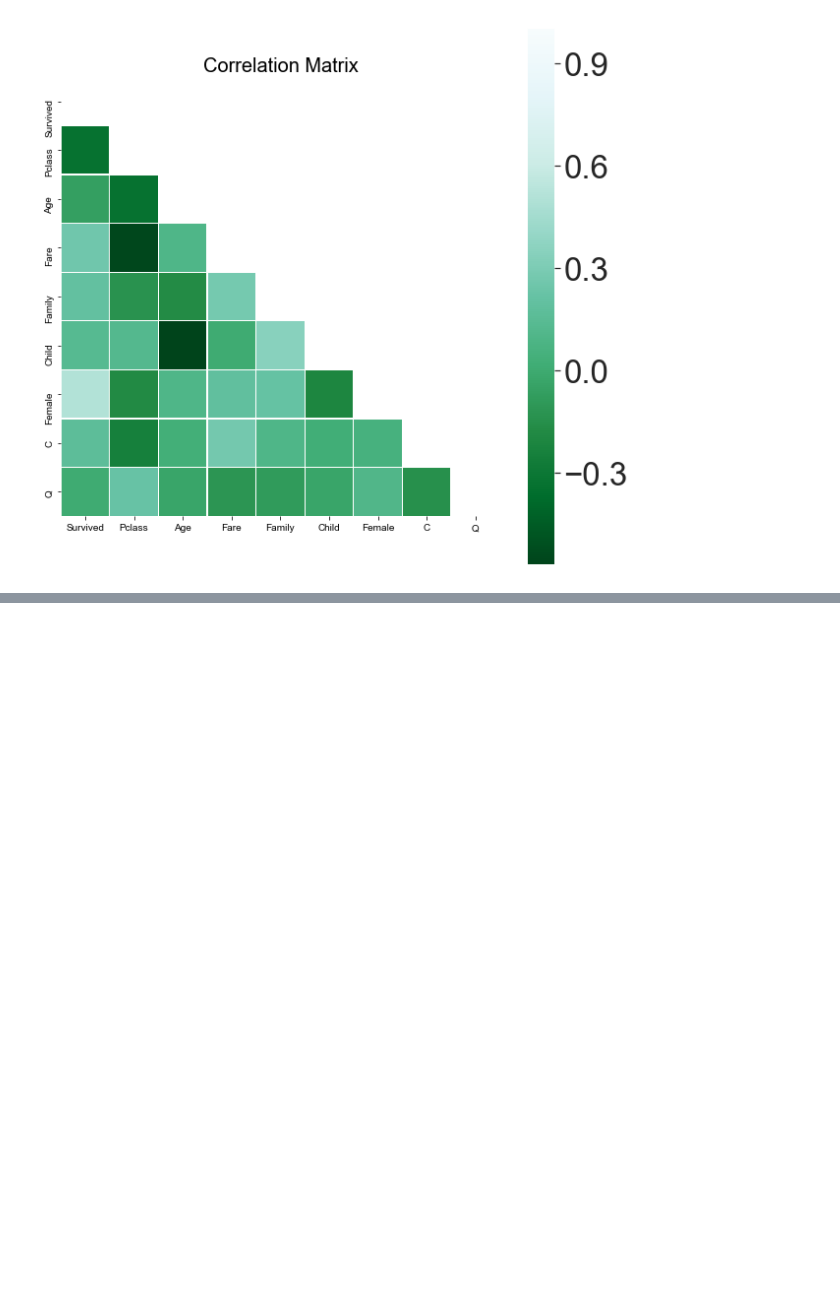
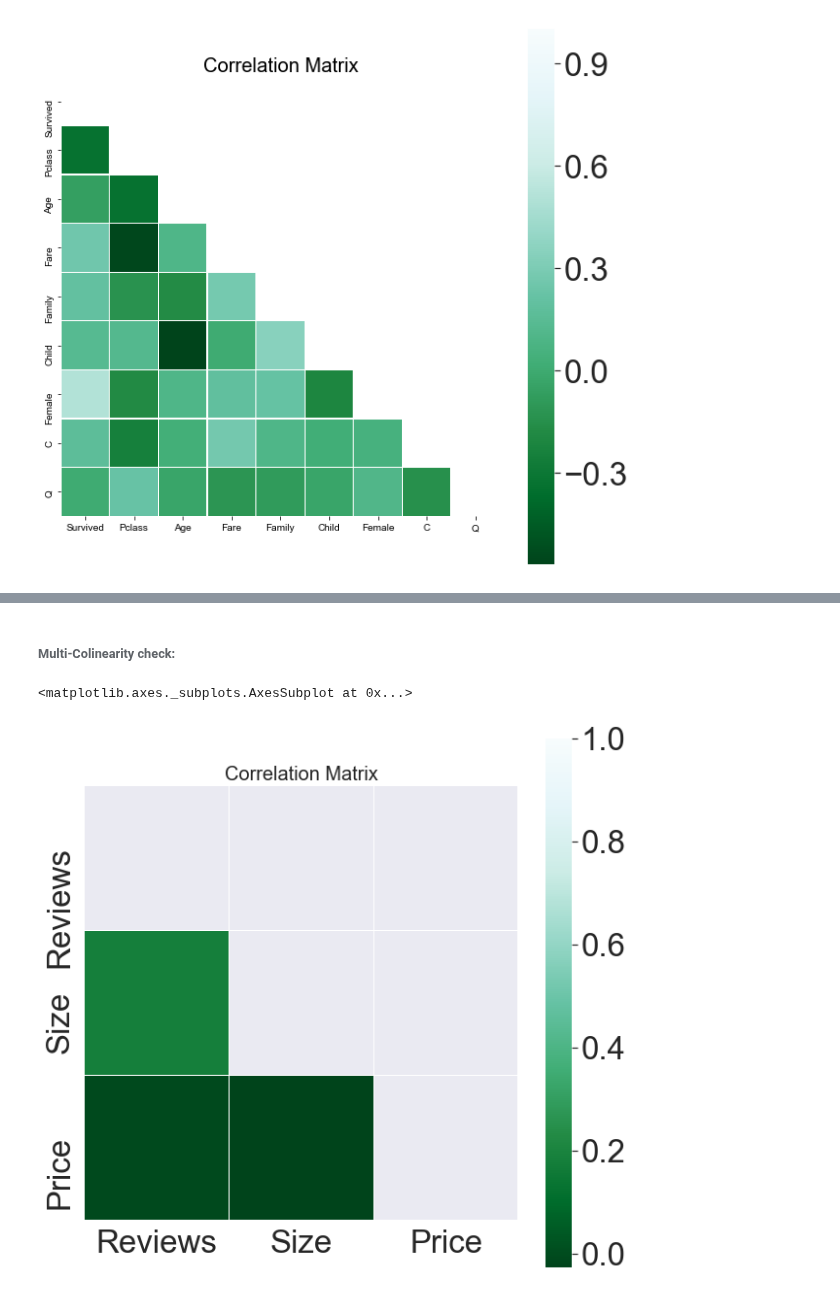
Before and after one commit to axxypatel/Data_Science_Class, a Jupyter notebook: Classification_Regression_Assignement4.ipynb, the cells around one changed output, grey strips where cells are left out. Cells and saved outputs as stored; diff of their text form; code cells hidden in the pictures; blank space fills up the shorter version.

```diff
--- a/Classification_Regression_Assignement4.ipynb
+++ b/Classification_Regression_Assignement4.ipynb
@@ -227,0 +236,3 @@ sns.heatmap(titanic_train_data.corr(),linewidths=0.25,vmax=1.0,square=True,cmap=
+# %%
+google_app_data = pd.read_csv(r'''C:\Users\Akshay\Desktop\MIS\First_Sem\Data_Sci_Eng_Mthd\Assignment3\googleplaystore.csv''',encoding="ISO-8859-1")
+google_app_user_review = pd.read_csv(r'''C:\Users\Akshay\Desktop\MIS\First_Sem\Data_Sci_Eng_Mthd\Assignment3\googleplaystore_user_reviews.csv''',encoding="ISO-8859-1")
@@ -227,0 +241,13 @@ sns.heatmap(titanic_train_data.corr(),linewidths=0.25,vmax=1.0,square=True,cmap=
+# %%
+google_app_data.drop(google_app_data.loc[google_app_data['Type'] == "0"].index, inplace=True, axis=0)
+google_app_data.drop(google_app_data.loc[google_app_data['Installs'] == "0"].index, axis=0, inplace=True)
+google_app_data.drop(google_app_data.loc[google_app_data['Rating'].isna()].index, axis=0, inplace=True)
+google_app_data.drop(google_app_data.loc[google_app_data['Size'] == "Varies with device"].index, axis=0, inplace=True)
+
+google_app_data['Size'] = google_app_data['Size'].apply(lambda x:float(x.replace("M", ""))*1024 if "M" in x else float(x.replace("k","")))
+google_app_data['Reviews'] = google_app_data['Reviews'].astype(float)
+google_app_data.reset_index(drop=True, inplace=True)
+
+values = {'Rating': 0.0, 'Type': 'Free', 'Content Rating': 'Unrated','Price':'0.0'}
+google_app_data.fillna(value=values, inplace=True)
+google_app_data.info()
@@ -227,0 +432,13 @@ sns.heatmap(titanic_train_data.corr(),linewidths=0.25,vmax=1.0,square=True,cmap=
+# %% [markdown]
+###### Multi-Colinearity check:
+# %%
+full_data = google_app_data.drop(columns=['Rating','Category', 'Genres', 'Content Rating','Type'])
+mask = np.zeros_like(full_data.corr(),dtype=np.bool)
+mask[np.triu_indices_from(mask)] = True
+fig = plt.figure(figsize=(10,10))
+plt.title('Correlation Matrix',fontsize=20)
+sns.set(font_scale=3)
+sns.heatmap(full_data.corr(),linewidths=0.25,vmax=1.0,square=True,cmap="BuGn_r",mask=mask,linecolor='w',cbar={"shrink":.75})
+# %% [output]
+<matplotlib.axes._subplots.AxesSubplot at 0x...>
+[figure, added]
```
Also changed, not shown: parts of 18 cells of this notebook.
